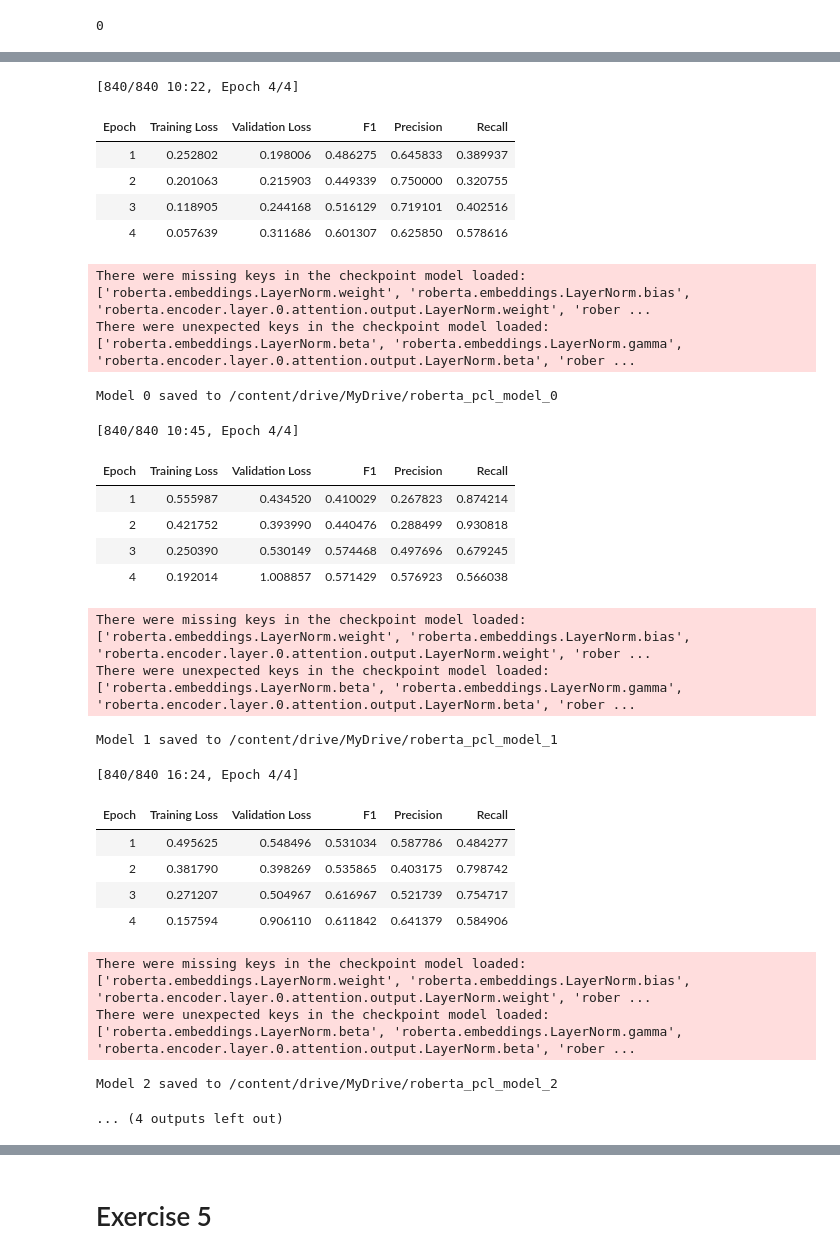
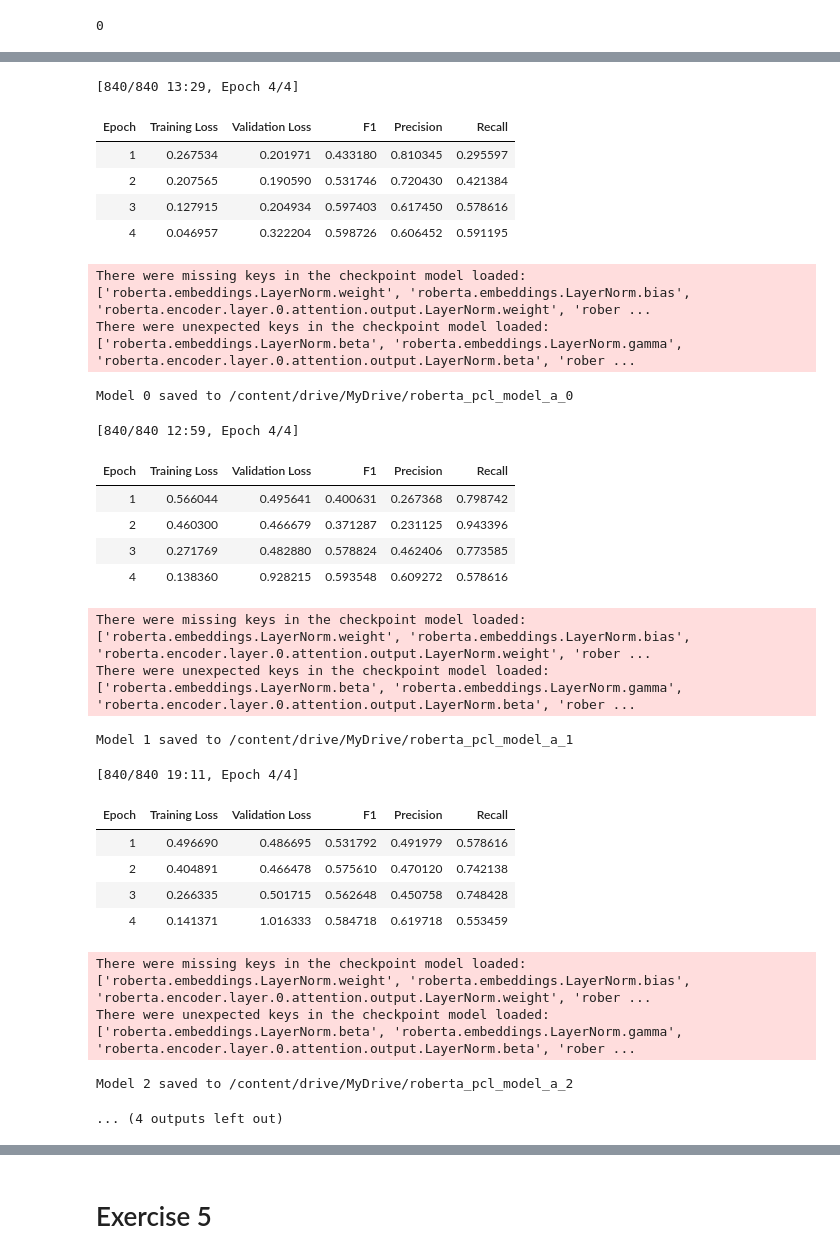
Before and after one commit to Jeishoon/nlp-coursework-2026, a Jupyter notebook: BestModel/pcl_ensemble.ipynb, the cells around one changed output, grey strips where cells are left out. Cells and saved outputs as stored; diff of their text form; code cells hidden in the pictures.

Commit message:
update best model notebook

```diff
--- a/BestModel/pcl_ensemble.ipynb
+++ b/BestModel/pcl_ensemble.ipynb
@@ -74,9 +74,9 @@ df["binary_label"].value_counts()
 | 1 | 993 |
 dtype: int64
 # %%
-# drop na entries
+# fill na entries with blank strings (since present in dev set)
 
-print(f"Before dropping: {df['text'].isna().sum()}")
-df = df.dropna(subset=['text'])
-print(f"After dropping: {df['text'].isna().sum()}")
+print(f"Before handling na: {df['text'].isna().sum()}")
+df["text"] = df["text"].fillna("")
+print(f"After handling na: {df['text'].isna().sum()}")
 # %% [output]
@@ -403,60 +403,60 @@ for i in range(num_models):
             eval_dataset=val_datasets[i],
             compute_metrics=compute_metrics,
             class_weights=class_weights
         )
     elif i == 2:
         class_weights = get_class_weights()
         trainer = WeightedTrainer(
             model=models[i],
             args=all_training_args[i],
             train_dataset=train_datasets[i],
             eval_dataset=val_datasets[i],
             compute_metrics=compute_metrics,
             class_weights=class_weights
         )
     else:
         trainer = FocalTrainer(
             model=models[i],
             args=all_training_args[i],
             train_dataset=train_datasets[i],
             eval_dataset=val_datasets[i],
             compute_metrics=compute_metrics,
         )
 
     trainer.train()
 
-    save_path = f"/content/drive/MyDrive/roberta_pcl_model_{i}"
+    save_path = f"/content/drive/MyDrive/roberta_pcl_model_a_{i}"
     trainer.save_model(save_path)
     tokenizer.save_pretrained(save_path)
     print(f"Model {i} saved to {save_path}")
 # %% [output]
-[840/840 10:22, Epoch 4/4]
+[840/840 13:29, Epoch 4/4]
 | Epoch | Training Loss | Validation Loss | F1 | Precision | Recall |
-| 1 | 0.252802 | 0.198006 | 0.486275 | 0.645833 | 0.389937 |
-| 2 | 0.201063 | 0.215903 | 0.449339 | 0.750000 | 0.320755 |
-| 3 | 0.118905 | 0.244168 | 0.516129 | 0.719101 | 0.402516 |
-| 4 | 0.057639 | 0.311686 | 0.601307 | 0.625850 | 0.578616 |
+| 1 | 0.267534 | 0.201971 | 0.433180 | 0.810345 | 0.295597 |
+| 2 | 0.207565 | 0.190590 | 0.531746 | 0.720430 | 0.421384 |
+| 3 | 0.127915 | 0.204934 | 0.597403 | 0.617450 | 0.578616 |
+| 4 | 0.046957 | 0.322204 | 0.598726 | 0.606452 | 0.591195 |
 There were missing keys in the checkpoint model loaded: ['roberta.embeddings.LayerNorm.weight', 'roberta.embeddings.LayerNorm.bias', 'roberta.encoder.layer.0.attention.output.LayerNorm.weight', 'rober ...
 There were unexpected keys in the checkpoint model loaded: ['roberta.embeddings.LayerNorm.beta', 'roberta.embeddings.LayerNorm.gamma', 'roberta.encoder.layer.0.attention.output.LayerNorm.beta', 'rober ...
-Model 0 saved to /content/drive/MyDrive/roberta_pcl_model_0
+Model 0 saved to /content/drive/MyDrive/roberta_pcl_model_a_0
-[840/840 10:45, Epoch 4/4]
+[840/840 12:59, Epoch 4/4]
 | Epoch | Training Loss | Validation Loss | F1 | Precision | Recall |
-| 1 | 0.555987 | 0.434520 | 0.410029 | 0.267823 | 0.874214 |
-| 2 | 0.421752 | 0.393990 | 0.440476 | 0.288499 | 0.930818 |
-| 3 | 0.250390 | 0.530149 | 0.574468 | 0.497696 | 0.679245 |
-| 4 | 0.192014 | 1.008857 | 0.571429 | 0.576923 | 0.566038 |
+| 1 | 0.566044 | 0.495641 | 0.400631 | 0.267368 | 0.798742 |
+| 2 | 0.460300 | 0.466679 | 0.371287 | 0.231125 | 0.943396 |
+| 3 | 0.271769 | 0.482880 | 0.578824 | 0.462406 | 0.773585 |
+| 4 | 0.138360 | 0.928215 | 0.593548 | 0.609272 | 0.578616 |
 There were missing keys in the checkpoint model loaded: ['roberta.embeddings.LayerNorm.weight', 'roberta.embeddings.LayerNorm.bias', 'roberta.encoder.layer.0.attention.output.LayerNorm.weight', 'rober ...
 There were unexpected keys in the checkpoint model loaded: ['roberta.embeddings.LayerNorm.beta', 'roberta.embeddings.LayerNorm.gamma', 'roberta.encoder.layer.0.attention.output.LayerNorm.beta', 'rober ...
-Model 1 saved to /content/drive/MyDrive/roberta_pcl_model_1
+Model 1 saved to /content/drive/MyDrive/roberta_pcl_model_a_1
-[840/840 16:24, Epoch 4/4]
+[840/840 19:11, Epoch 4/4]
 | Epoch | Training Loss | Validation Loss | F1 | Precision | Recall |
-| 1 | 0.495625 | 0.548496 | 0.531034 | 0.587786 | 0.484277 |
-| 2 | 0.381790 | 0.398269 | 0.535865 | 0.403175 | 0.798742 |
-| 3 | 0.271207 | 0.504967 | 0.616967 | 0.521739 | 0.754717 |
-| 4 | 0.157594 | 0.906110 | 0.611842 | 0.641379 | 0.584906 |
+| 1 | 0.496690 | 0.486695 | 0.531792 | 0.491979 | 0.578616 |
+| 2 | 0.404891 | 0.466478 | 0.575610 | 0.470120 | 0.742138 |
+| 3 | 0.266335 | 0.501715 | 0.562648 | 0.450758 | 0.748428 |
+| 4 | 0.141371 | 1.016333 | 0.584718 | 0.619718 | 0.553459 |
 There were missing keys in the checkpoint model loaded: ['roberta.embeddings.LayerNorm.weight', 'roberta.embeddings.LayerNorm.bias', 'roberta.encoder.layer.0.attention.output.LayerNorm.weight', 'rober ...
 There were unexpected keys in the checkpoint model loaded: ['roberta.embeddings.LayerNorm.beta', 'roberta.embeddings.LayerNorm.gamma', 'roberta.encoder.layer.0.attention.output.LayerNorm.beta', 'rober ...
-Model 2 saved to /content/drive/MyDrive/roberta_pcl_model_2
+Model 2 saved to /content/drive/MyDrive/roberta_pcl_model_a_2
 ... (4 outputs left out)
 # %%
 # validation set to find best threshold
```
Also changed, not shown: parts of 10 cells of this notebook.
